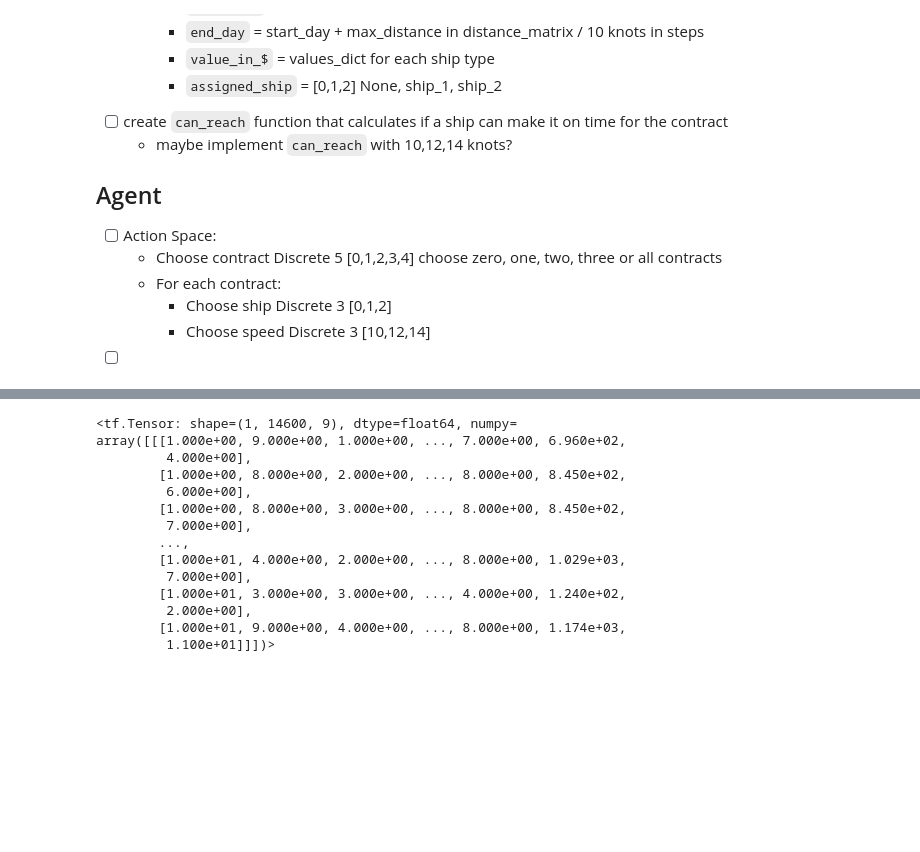
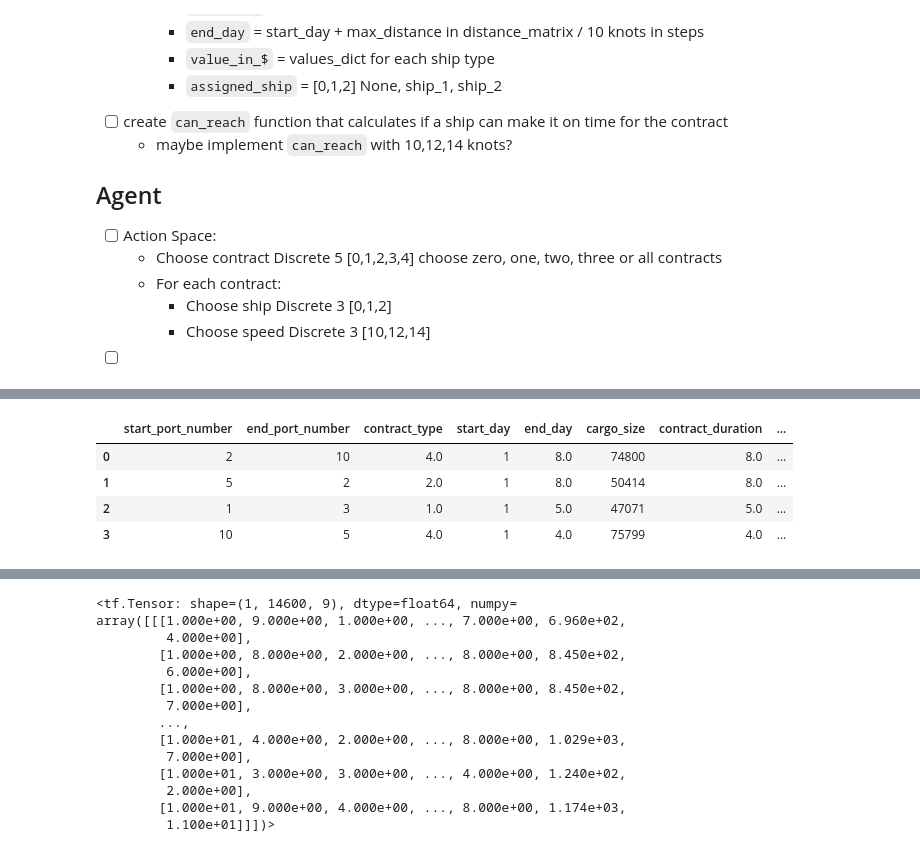
Before and after one commit to synthetica-ai/carbon-trading, a Jupyter notebook: code/main.ipynb, the cells around one changed output, grey strips where cells are left out. Cells and saved outputs as stored; diff of their text form; code cells hidden in the pictures; blank space fills up the shorter version.

Commit message:
updated  to create 4 contracts daily

```diff
--- a/code/main.ipynb
+++ b/code/main.ipynb
@@ -70,4 +141,6 @@ dm_simple = distance_matrix.iloc[:,1:]
 # %%
 ports_df = ports_df.loc[:,['number','name','country']]
+# %%
+con_df = pd.DataFrame(columns=['start_port_number','end_port_number','contract_type','start_day','end_day','cargo_size','contract_duration','port_distance','value'])
 # %%
 def create_contracts(dm=distance_matrix,ports=ports_df,day=1,seed=None):
@@ -154 +233,9 @@ def create_contracts(dm=distance_matrix,ports=ports_df,day=1,seed=None):
     return con_df
+# %%
+con_df
+# %% [output]
+|  | start_port_number | end_port_number | contract_type | start_day | end_day | cargo_size | contract_duration | ... |
+| 0 | 2 | 10 | 4.0 | 1 | 8.0 | 74800 | 8.0 | ... |
+| 1 | 5 | 2 | 2.0 | 1 | 8.0 | 50414 | 8.0 | ... |
+| 2 | 1 | 3 | 1.0 | 1 | 5.0 | 47071 | 5.0 | ... |
+| 3 | 10 | 5 | 4.0 | 1 | 4.0 | 75799 | 4.0 | ... |
```
Also changed, not shown: parts of 9 cells of this notebook, 1 other file.
